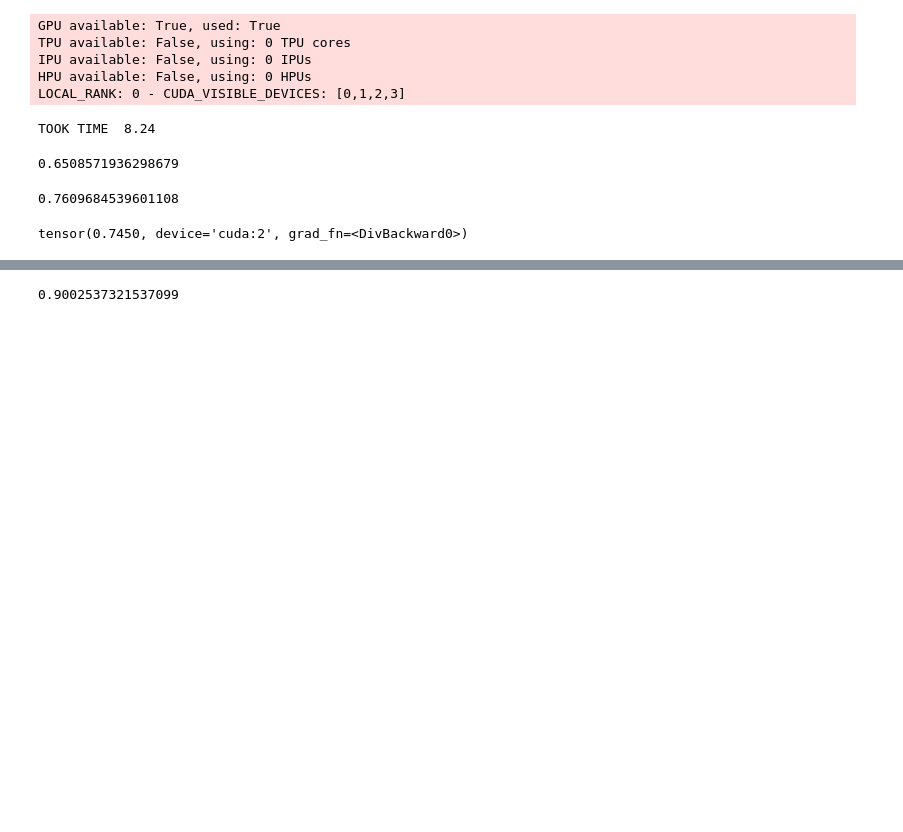
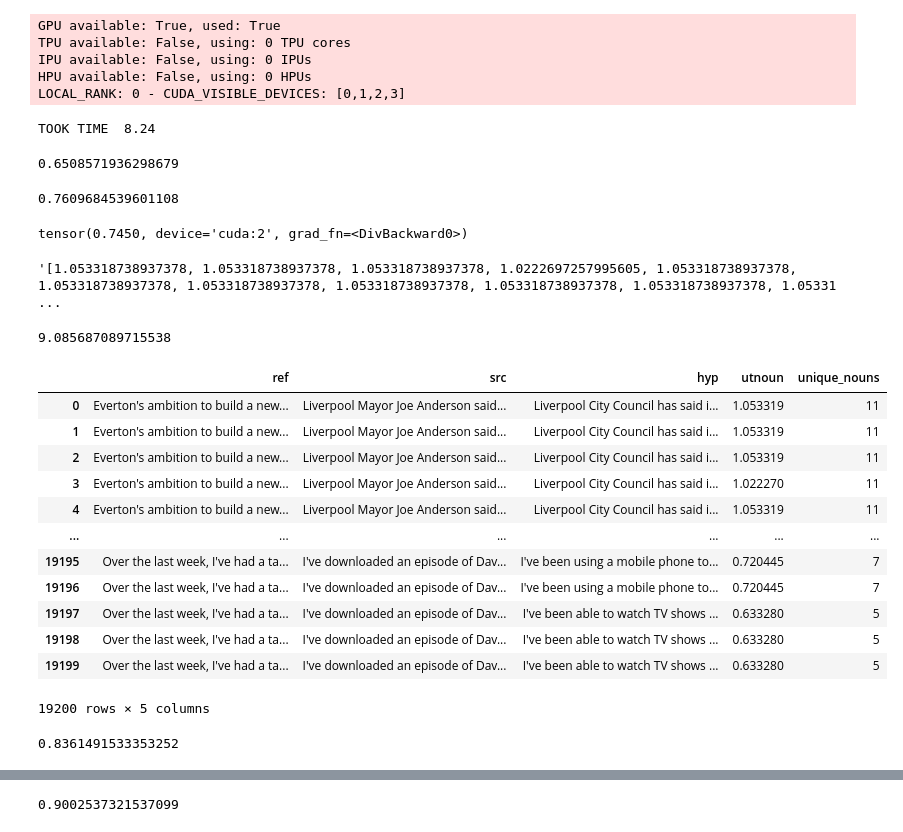
Before and after one commit to PrasannS/eel-reranking, a Jupyter notebook: generate_latpreds.ipynb, the cells around one changed output, grey strips where cells are left out. Cells and saved outputs as stored; diff of their text form; code cells hidden in the pictures; blank space fills up the shorter version.

Commit message:
Robust Results, almost complete

```diff
--- a/generate_latpreds.ipynb
+++ b/generate_latpreds.ipynb
@@ -78,2 +107,21 @@ args = {
+# %%
+def get_eval_df(pred_df, tfr, gold):
+    tmp = []
+    # get dataframe with all appropriate predictions
+    for ind, row in pred_df.iterrows():
+        hyplist = literal_eval(row['ahyps'])
+        scolist = literal_eval(row['ascos'])
+        assert len(hyplist)==len(scolist)
+        for i in range(len(hyplist)):
+            tmp.append({
+                'ref':row['ref'],
+                'src':row['src'],
+                'hyp':hyplist[i],
+                tfr:scolist[i]
+            })
+    evaldf = pd.DataFrame(tmp)
+    # get gold score for the new stuff
+    metrics_mapping(gold, evaldf)
+    return evaldf
 # %%
 latpreds = all_lattice_multi(1, default_scofunct, randomsingle, args)
@@ -200,4 +251,10 @@ metrics_mapping
 outfile = "mt_fren_eelb501shotweighted.csv"
 latpreds.to_csv("outputs/predcsvs/"+outfile)
 # %%
-lpredstmp = pd.read_csv("outputs/predcsvs/"+"mt_fren_eelb501shotweighted.csv")
+lpredstmp = pd.read_csv("outputs/predcsvs/"+"nounfren_32_valid.csv")
+# %%
+lpredstmp.loc[0]['ascos']
+# %% [output]
+'[1.053318738937378, 1.053318738937378, 1.053318738937378, 1.0222697257995605, 1.053318738937378, 1.053318738937378, 1.053318738937378, 1.053318738937378, 1.053318738937378, 1.053318738937378, 1.05331 ...
+# %%
+downstream = get_eval_df(lpredstmp, "utnoun", "unique_nouns")
@@ -204,2 +275,22 @@ lpredstmp = pd.read_csv("outputs/predcsvs/"+"mt_fren_eelb501shotweighted.csv")
+# %%
+mean(robust_rerank_preds('utnoun', 'unique_nouns', downstream, 8, 1000))
+# %% [output]
+9.085687089715538
+# %%
+downstream
+# %% [output]
+|  | ref | src | hyp | utnoun | unique_nouns |
+| 0 | Everton's ambition to build a new... | Liverpool Mayor Joe Anderson said... | Liverpool City Council has said i... | 1.053319 | 11 |
+| 1 | Everton's ambition to build a new... | Liverpool Mayor Joe Anderson said... | Liverpool City Council has said i... | 1.053319 | 11 |
+| 2 | Everton's ambition to build a new... | Liverpool Mayor Joe Anderson said... | Liverpool City Council has said i... | 1.053319 | 11 |
+| 3 | Everton's ambition to build a new... | Liverpool Mayor Joe Anderson said... | Liverpool City Council has said i... | 1.022270 | 11 |
+| 4 | Everton's ambition to build a new... | Liverpool Mayor Joe Anderson said... | Liverpool City Council has said i... | 1.053319 | 11 |
+| ... | ... | ... | ... | ... | ... |
+| 19195 | Over the last week, I've had a ta... | I've downloaded an episode of Dav... | I've been using a mobile phone to... | 0.720445 | 7 |
+| 19196 | Over the last week, I've had a ta... | I've downloaded an episode of Dav... | I've been using a mobile phone to... | 0.720445 | 7 |
+| 19197 | Over the last week, I've had a ta... | I've downloaded an episode of Dav... | I've been able to watch TV shows ... | 0.633280 | 5 |
+| 19198 | Over the last week, I've had a ta... | I've downloaded an episode of Dav... | I've been able to watch TV shows ... | 0.633280 | 5 |
+| 19199 | Over the last week, I've had a ta... | I've downloaded an episode of Dav... | I've been able to watch TV shows ... | 0.633280 | 5 |
+19200 rows × 5 columns
 # %%
 import time
@@ -205,0 +334,4 @@ import time
+# %%
+mean(eel_robust(1, 1000, lpredstmp))
+# %% [output]
+0.8361491533353252
```
Also changed, not shown: parts of 27 cells of this notebook, 47 other files.
